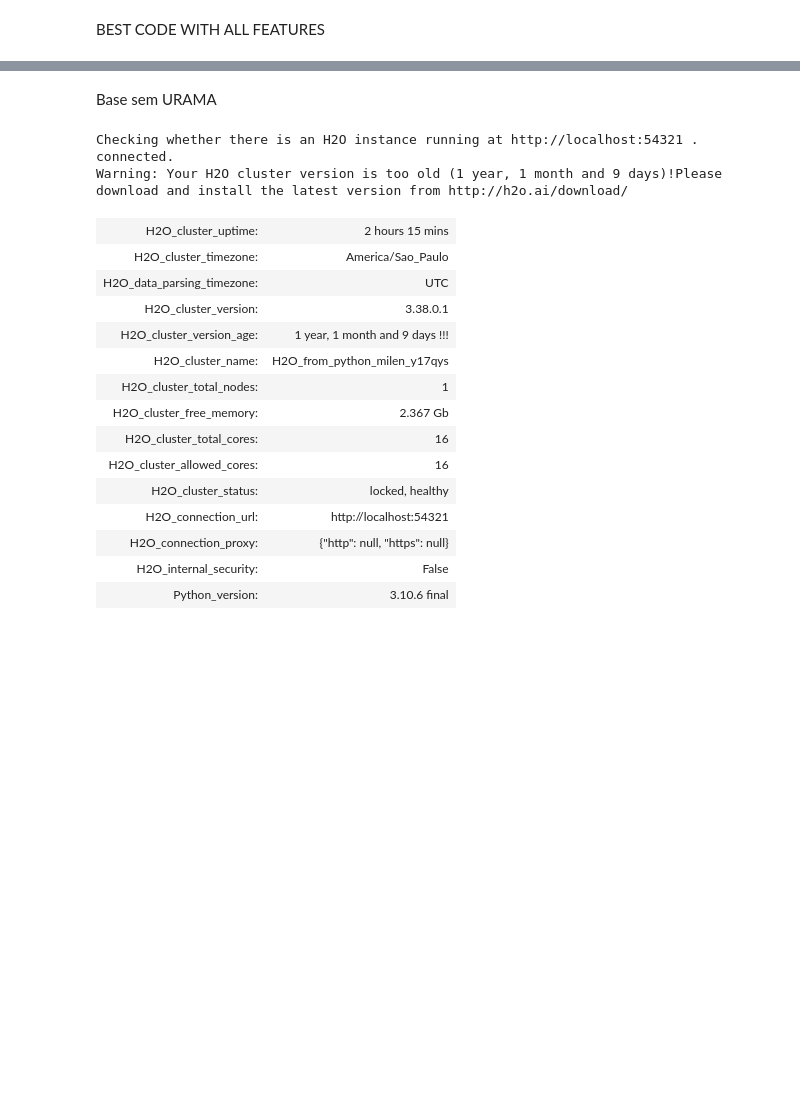
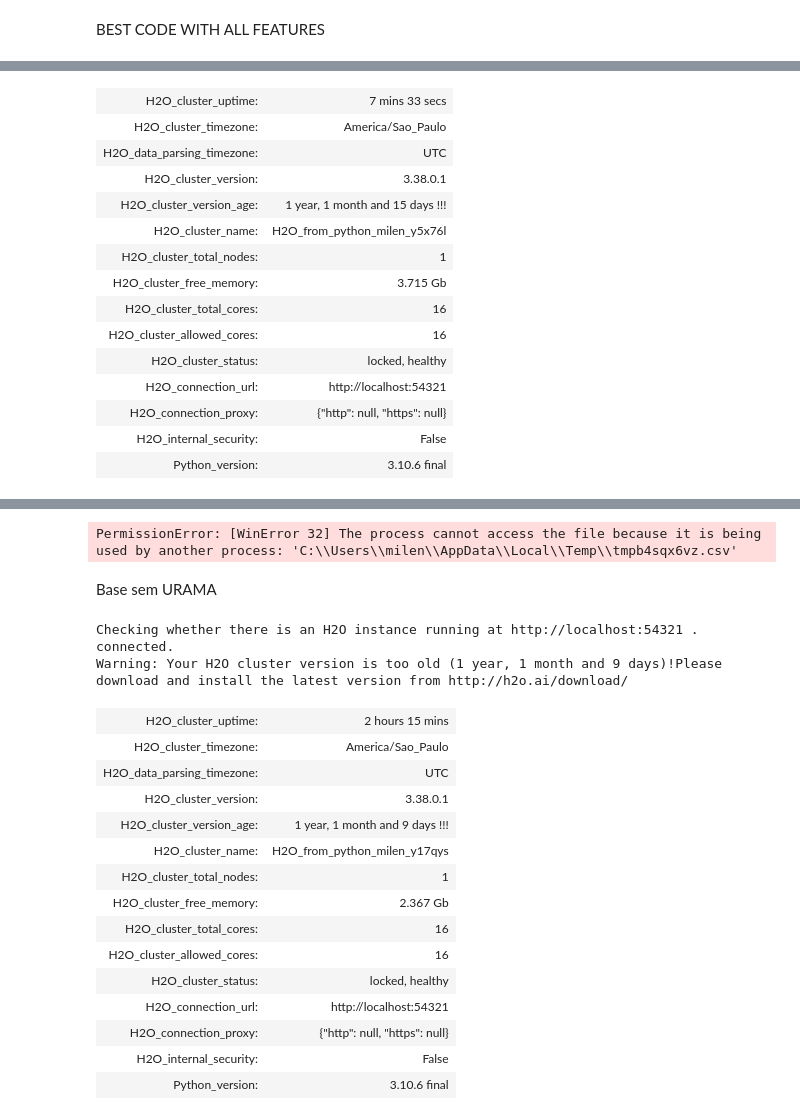
Before and after one commit to M1LENAFAR1A/Previsao_Diferenca_Pontos_Cafe, a Jupyter notebook: h2o.ipynb, the cells around one changed output, grey strips where cells are left out. Drawn from its saved outputs; the diff is of its cells as text; code cells hidden in the pictures; blank space fills up the shorter version.

```diff
--- a/h2o.ipynb
+++ b/h2o.ipynb
@@ -113,0 +122,59 @@ ModelMetricsRegressionGLM: stackedensemble
+# %%
+# 1. Instalação e Importação
+import h2o
+import pandas as pd
+from h2o.automl import H2OAutoML
+import matplotlib.pyplot as plt
+
+# 2. Inicialização do H2O
+h2o.init()
+
+# 3. Carregue seus dados diretamente de um arquivo CSV para um H2OFrame
+path_to_csv = 'C:/Users/milen/OneDrive/Documentos/TCC/Bases/weater_base.csv'
+frame = h2o.import_file(path_to_csv)
+
+# 4. Divisão dos dados em 70% para treino, 15% para validação e 15% para teste
+train, valid, test = frame.split_frame(ratios=[.7, .15])
+
+# 5. Construção do modelo
+# Defina a variável alvo e as features
+y = "Preco_Real"
+x = frame.columns
+x.remove(y)
+x.remove("Data")  # Presumindo que "Data" não é uma feature útil para treinamento
+
+# Inicialize e treine o H2OAutoML
+aml = H2OAutoML(max_runtime_secs=300, seed=1)
+aml.train(x=x, y=y, training_frame=train, validation_frame=valid)
+
+# 6. Previsões no conjunto de teste
+predictions = aml.predict(test)
+
+# 7. Avaliação do modelo no conjunto de teste
+performance = aml.leader.model_performance(test)
+rmse = performance.rmse()
+print(f"RMSE no conjunto de teste: {rmse:.4f}")
+print(performance)
+
+# 8. Combinação das previsões com os valores reais no conjunto de teste
+test["predictions"] = predictions
+actual_vs_predicted = test[["Preco_Real", "predictions"]]
+df_actual_vs_predicted = actual_vs_predicted.as_data_frame()
+print(df_actual_vs_predicted.head())
+
+# Convertendo a coluna "Data" para o formato datetime
+dates_df = test["Data"].as_data_frame()
+dates_df['Data'] = pd.to_datetime(dates_df['Data'])
+
+# 9. Visualização das previsões vs valores reais
+plt.figure(figsize=(15, 6))
+plt.plot(dates_df['Data'], df_actual_vs_predicted["Preco_Real"], label="Valores Reais", color="blue")
+plt.plot(dates_df['Data'], df_actual_vs_predicted["predictions"], label="Previsões", color="red", linestyle="--")
+plt.title("Comparação entre Valores Reais e Previsões")
+plt.xlabel("Data")
+plt.ylabel("Preco_Real")
+plt.legend()
+plt.grid(True)
+plt.tight_layout()
+plt.show()
+# %% [output]
@@ -113,0 +183,15 @@ ModelMetricsRegressionGLM: stackedensemble
+| H2O_cluster_uptime: | 7 mins 33 secs |
+| H2O_cluster_timezone: | America/Sao_Paulo |
+| H2O_data_parsing_timezone: | UTC |
+| H2O_cluster_version: | 3.38.0.1 |
+| H2O_cluster_version_age: | 1 year, 1 month and 15 days !!! |
+| H2O_cluster_name: | H2O_from_python_milen_y5x76l |
+| H2O_cluster_total_nodes: | 1 |
+| H2O_cluster_free_memory: | 3.715 Gb |
+| H2O_cluster_total_cores: | 16 |
+| H2O_cluster_allowed_cores: | 16 |
+| H2O_cluster_status: | locked, healthy |
+| H2O_connection_url: | http://localhost:54321 |
+| H2O_connection_proxy: | {"http": null, "https": null} |
+| H2O_internal_security: | False |
+| Python_version: | 3.10.6 final |
@@ -114,3 +207,4 @@ ModelMetricsRegressionGLM: stackedensemble
+PermissionError: [WinError 32] The process cannot access the file because it is being used by another process: 'C:\\Users\\milen\\AppData\\Local\\Temp\\tmpb4sqx6vz.csv'
 # %% [markdown]
 Base sem URAMA
 # %%
```
Also changed, not shown: parts of 2 cells of this notebook.
